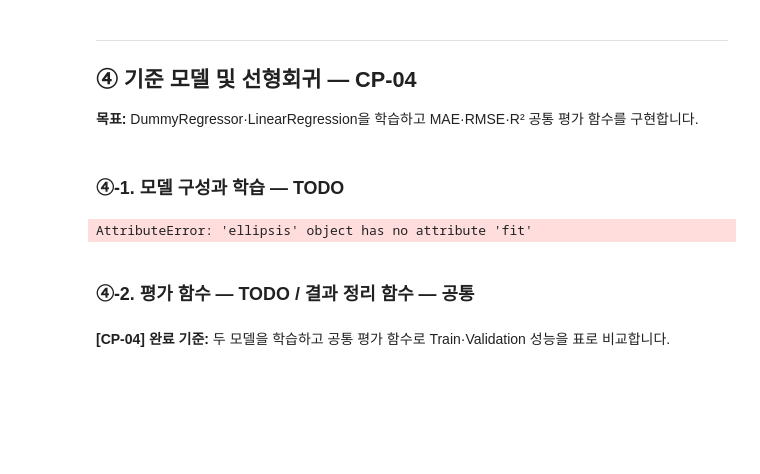
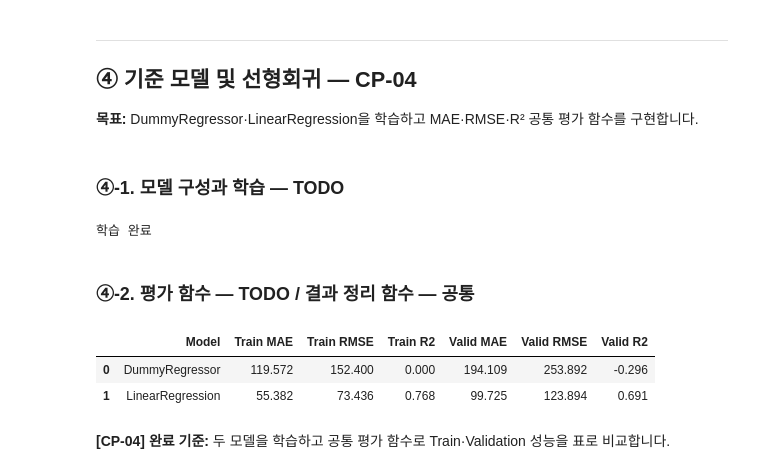
Before and after one commit to Gotti0/ai-mini-projects, a Jupyter notebook: mini-project-01/code/01_regression_bike_demand.ipynb, the cells around one changed output. Saved outputs shown, nothing was run; the diff lists cells and outputs as text; code cells hidden in the pictures; blank space fills up the shorter version.

Commit message:
**[CP-04] 완료 기준:** 두 모델을 학습하고 공통 평가 함수로 Train·Validation 성능을 표로 비교합니다.

```diff
--- a/mini-project-01/code/01_regression_bike_demand.ipynb
+++ b/mini-project-01/code/01_regression_bike_demand.ipynb
@@ -401,17 +401,23 @@ from sklearn.dummy import DummyRegressor
 from sklearn.linear_model import LinearRegression
 
 # TODO 4-1. 전처리 + DummyRegressor(strategy="mean") Pipeline 구현
-dummy_model = ...
+dummy_model = Pipeline([
+    ("prep", make_preprocessor()),
+    ("model", DummyRegressor(strategy="mean")),
+])
 
 # TODO 4-2. 전처리 + LinearRegression() Pipeline 구현
-linear_model = ...
+linear_model = Pipeline([
+    ("prep", make_preprocessor()),
+    ("model", LinearRegression()),
+])
 
 # [공통] 모델 학습
 dummy_model.fit(X_train, y_train)
 linear_model.fit(X_train, y_train)
 print("학습 완료")
 # %% [output]
-AttributeError: 'ellipsis' object has no attribute 'fit'
+학습 완료
 # %% [markdown]
 ### ④-2. 평가 함수 — TODO / 결과 정리 함수 — 공통
 # %%
@@ -425,11 +431,11 @@ from sklearn.metrics import (
 def evaluate_regression(model, X, y):
     """MAE, RMSE, R2 딕셔너리를 반환합니다."""
     # TODO 4-3. model.predict(X)로 예측하고 세 지표를 계산합니다.
-    pred = ...
+    pred = model.predict(X)
     return {
-        "MAE": ...,
-        "RMSE": ...,
-        "R2": ...,
+        "MAE": mean_absolute_error(y, pred),
+        "RMSE": root_mean_squared_error(y, pred),
+        "R2": r2_score(y, pred),
     }
 
 
@@ -449,12 +455,16 @@ def summarize(name, model):
 # %%
 # [공통] 이후 교시에서 결과를 누적할 리스트
 results = []
 results.append(summarize("DummyRegressor", dummy_model))
 results.append(summarize("LinearRegression", linear_model))
 
 # TODO 4-4. 두 모델의 성능을 DataFrame으로 비교합니다.
 # 힌트: pd.DataFrame(results).round(3)
-...
+display(pd.DataFrame(results).round(3))
+# %% [output]
+|  | Model | Train MAE | Train RMSE | Train R2 | Valid MAE | Valid RMSE | Valid R2 |
+| 0 | DummyRegressor | 119.572 | 152.400 | 0.000 | 194.109 | 253.892 | -0.296 |
+| 1 | LinearRegression | 55.382 | 73.436 | 0.768 | 99.725 | 123.894 | 0.691 |
 # %% [markdown]
 **[CP-04] 완료 기준:** 두 모델을 학습하고 공통 평가 함수로 Train·Validation 성능을 표로 비교합니다.
 # %% [markdown]
```
Also changed, not shown: parts of 3 cells of this notebook, 2 other files.
